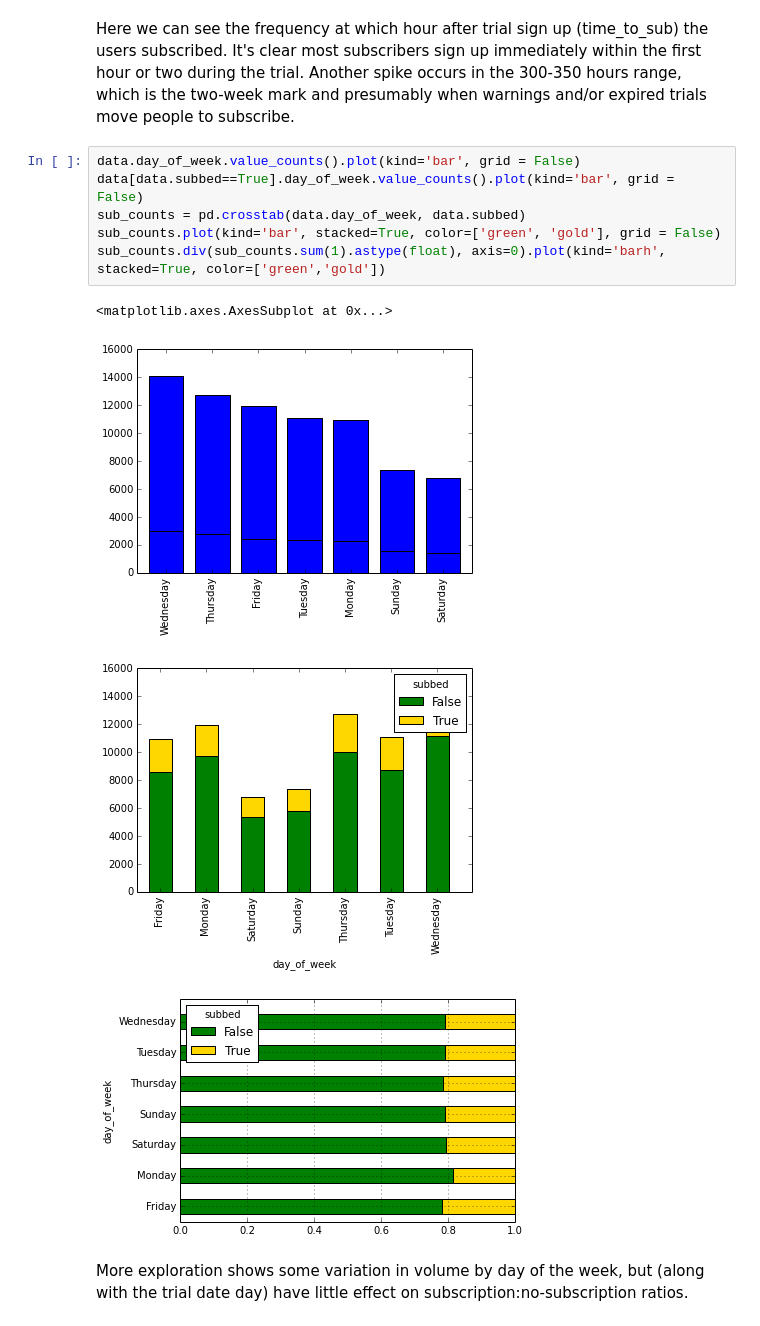
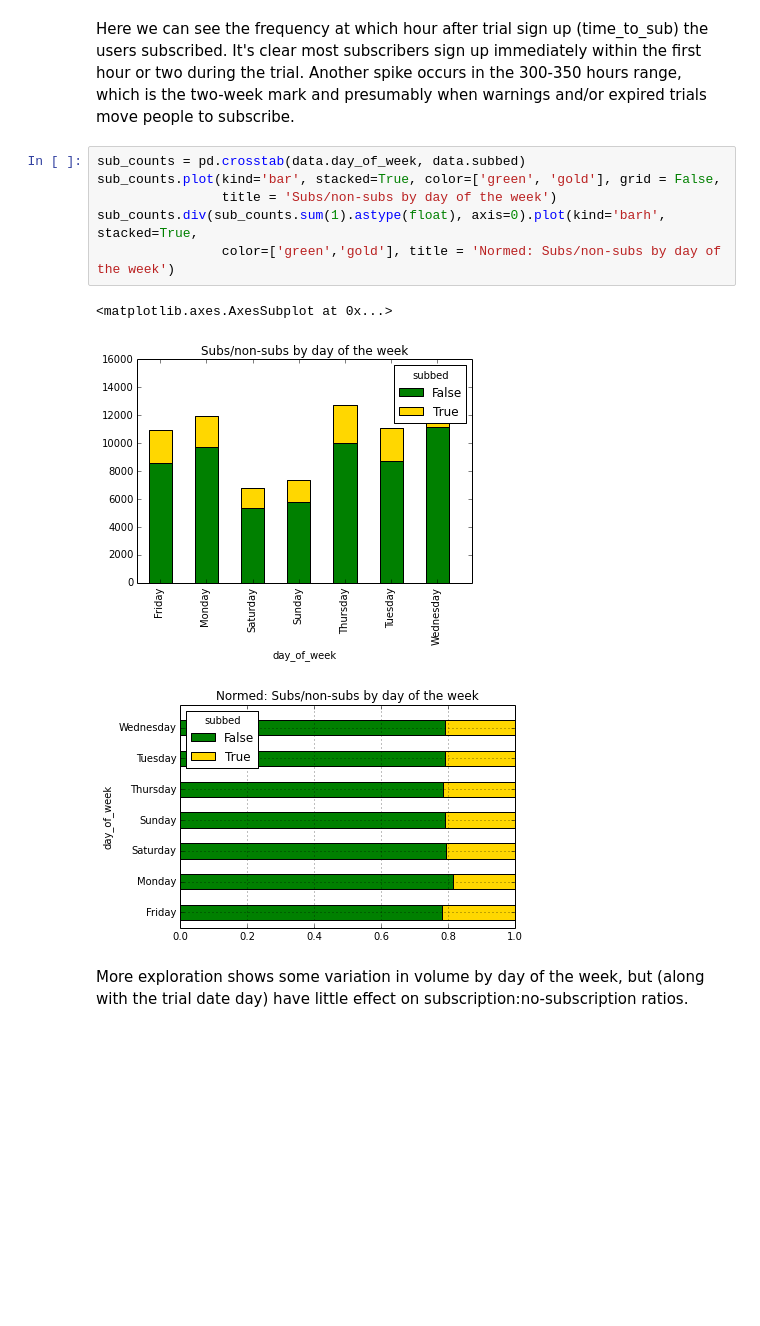
Before and after one commit to superfuji57/BIdata, a Jupyter notebook: BI_interview.ipynb, the cells around one changed output. Cells and saved outputs as stored; diff of their text form; blank space fills up the shorter version.

```diff
--- a/BI_interview.ipynb
+++ b/BI_interview.ipynb
@@ -48,16 +48,15 @@ time_to_sub.hist(bins=200) #distribution of time elapsed from trial to subscript
 # %% [markdown]
 Here we can see the frequency at which hour after trial sign up (time_to_sub) the users subscribed. It's clear most subscribers sign up immediately within the first hour or two during the trial. Another spike occurs in the 300-350 hours range, which is the two-week mark and presumably when warnings and/or expired trials move people to subscribe.
 # %%
-data.day_of_week.value_counts().plot(kind='bar', grid = False)
-data[data.subbed==True].day_of_week.value_counts().plot(kind='bar', grid = False)
 sub_counts = pd.crosstab(data.day_of_week, data.subbed)
-sub_counts.plot(kind='bar', stacked=True, color=['green', 'gold'], grid = False)
-sub_counts.div(sub_counts.sum(1).astype(float), axis=0).plot(kind='barh', stacked=True, color=['green','gold'])
+sub_counts.plot(kind='bar', stacked=True, color=['green', 'gold'], grid = False,
+                title = 'Subs/non-subs by day of the week')
+sub_counts.div(sub_counts.sum(1).astype(float), axis=0).plot(kind='barh', stacked=True,
+                color=['green','gold'], title = 'Normed: Subs/non-subs by day of the week')
 # %% [output]
 <matplotlib.axes.AxesSubplot at 0x...>
-[figure, old version]
+[figure, new version]
-[figure, old version]
+[figure, new version]
-[figure, removed]
 # %% [markdown]
 More exploration shows some variation in volume by day of the week, but (along with the trial date day) have little effect on subscription:no-subscription ratios.
 # %%
```
Also changed, not shown: parts of 3 cells of this notebook.
